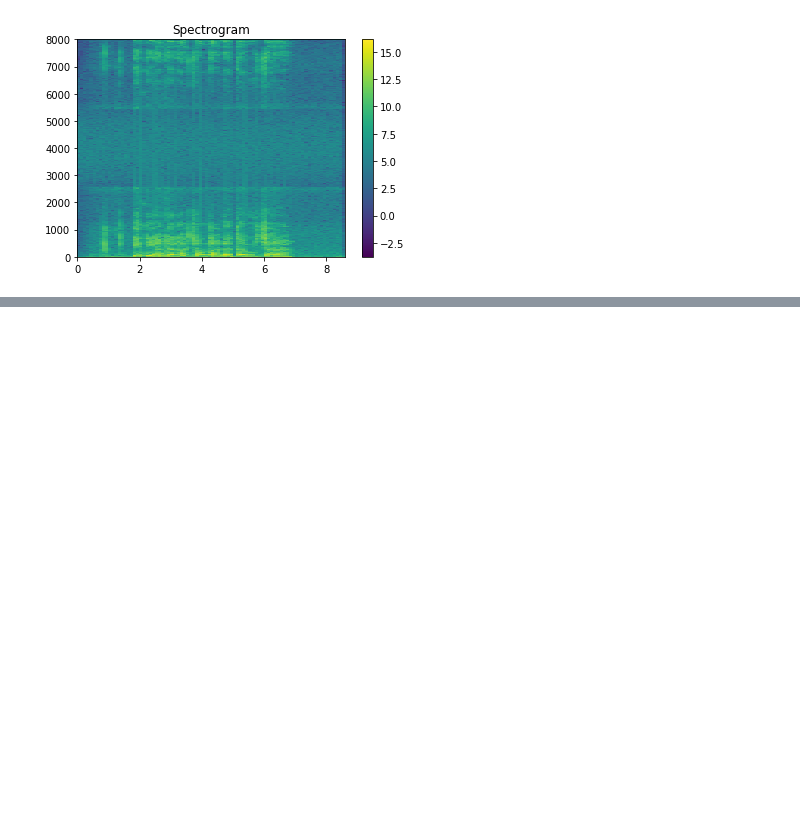
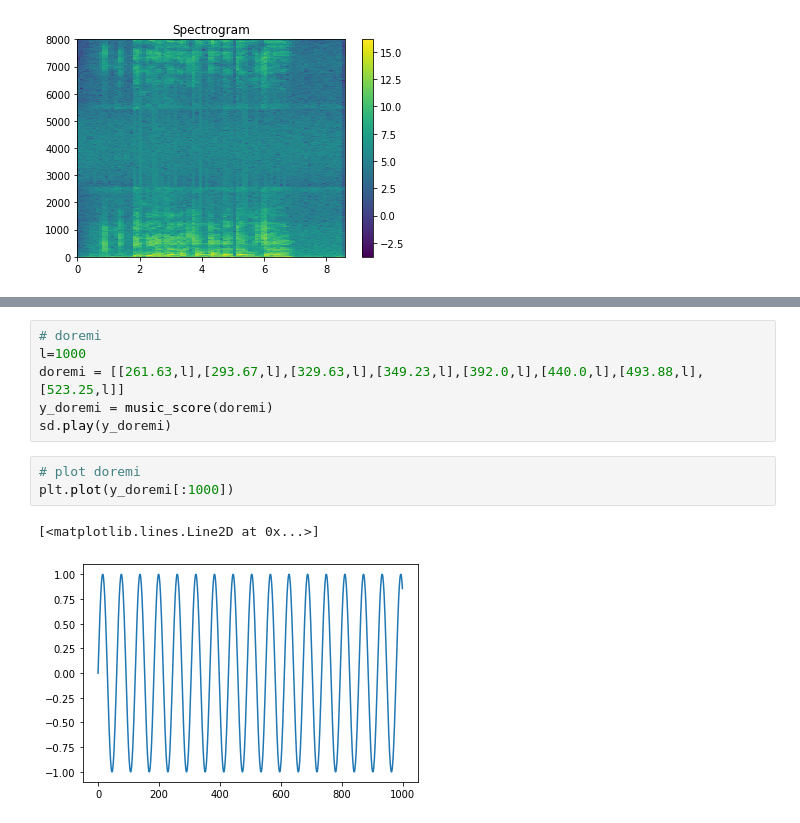
Before and after one commit to Arasy/PraktekNLP, a Jupyter notebook: PraktikumNLP-Audio-1.ipynb, the cells around one changed output, grey strips where cells are left out. Cells and saved outputs as stored; diff of their text form; blank space fills up the shorter version.

```diff
--- a/PraktikumNLP-Audio-1.ipynb
+++ b/PraktikumNLP-Audio-1.ipynb
@@ -305,0 +319,12 @@ plt.colorbar()
+# %%
+# doremi
+l=1000
+doremi = [[261.63,l],[293.67,l],[329.63,l],[349.23,l],[392.0,l],[440.0,l],[493.88,l],[523.25,l]]
+y_doremi = music_score(doremi)
+sd.play(y_doremi)
+# %%
+# plot doremi
+plt.plot(y_doremi[:1000])
+# %% [output]
+[<matplotlib.lines.Line2D at 0x...>]
+[figure, added]
```
Also changed, not shown: parts of 21 cells of this notebook.
